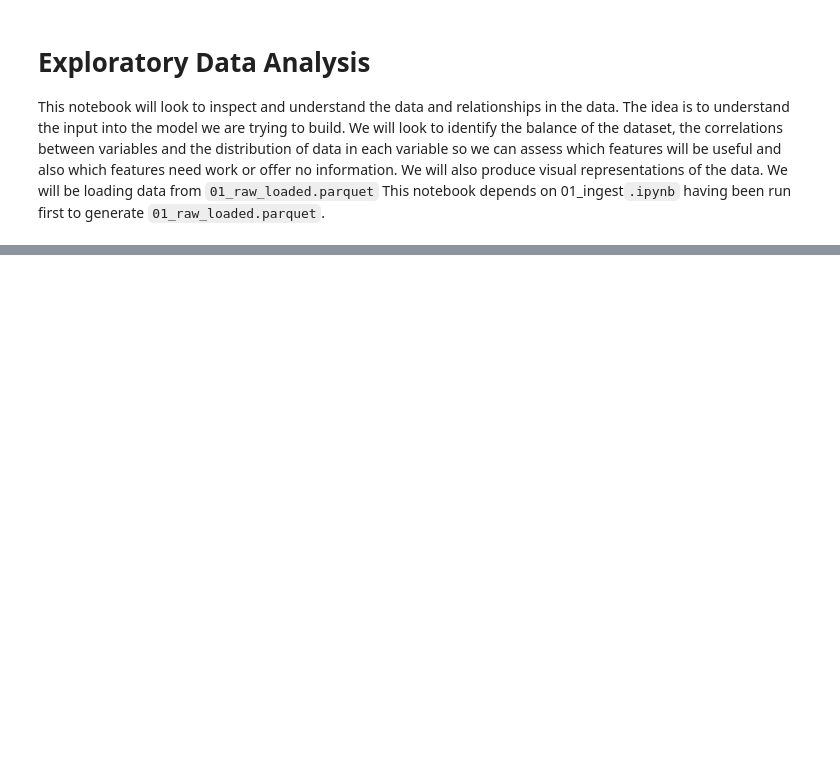
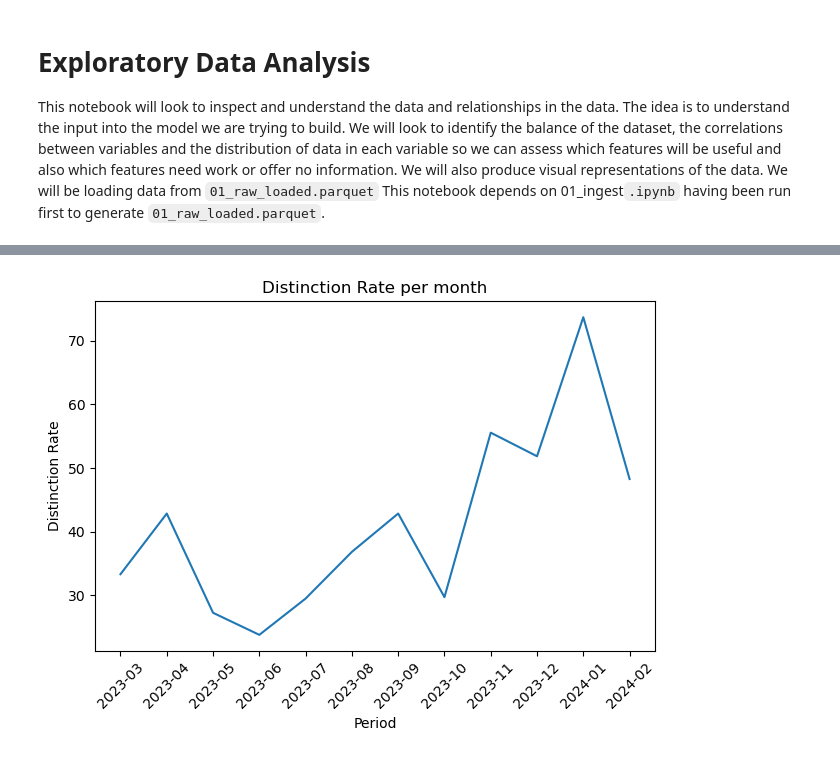
Before and after one commit to ashmatt31/grade-profile-ml, a Jupyter notebook: notebooks/02_eda.ipynb, the cells around one changed output, grey strips where cells are left out. Cells and saved outputs as stored; diff of their text form; code cells hidden in the pictures; blank space fills up the shorter version.

```diff
--- a/notebooks/02_eda.ipynb
+++ b/notebooks/02_eda.ipynb
@@ -26,0 +176,4 @@ df = pd.read_parquet(Path("data/processed/01_raw_loaded.parquet"))
+# %%
+df['dist_col'] = np.where(df[GRADE_COL] == 'Distinction',1,0)
+
+df.head()
@@ -26,0 +187,2 @@ df = pd.read_parquet(Path("data/processed/01_raw_loaded.parquet"))
+# %%
+distinction_rate = df.groupby('period')['dist_col'].mean().reset_index()
@@ -26,0 +205,14 @@ df = pd.read_parquet(Path("data/processed/01_raw_loaded.parquet"))
+# %%
+fig,ax = plt.subplots()
+
+ax.plot(distinction_rate['period'].astype('str'),distinction_rate['dist_col']*100)
+plt.xticks(rotation=45)
+
+
+ax.set_title('Distinction Rate per month')
+ax.set_xlabel('Period')
+ax.set_ylabel('Distinction Rate')
+plt.tight_layout()
+plt.show()
+# %% [output]
+[figure, added]
```
Also changed, not shown: parts of 25 cells of this notebook.
